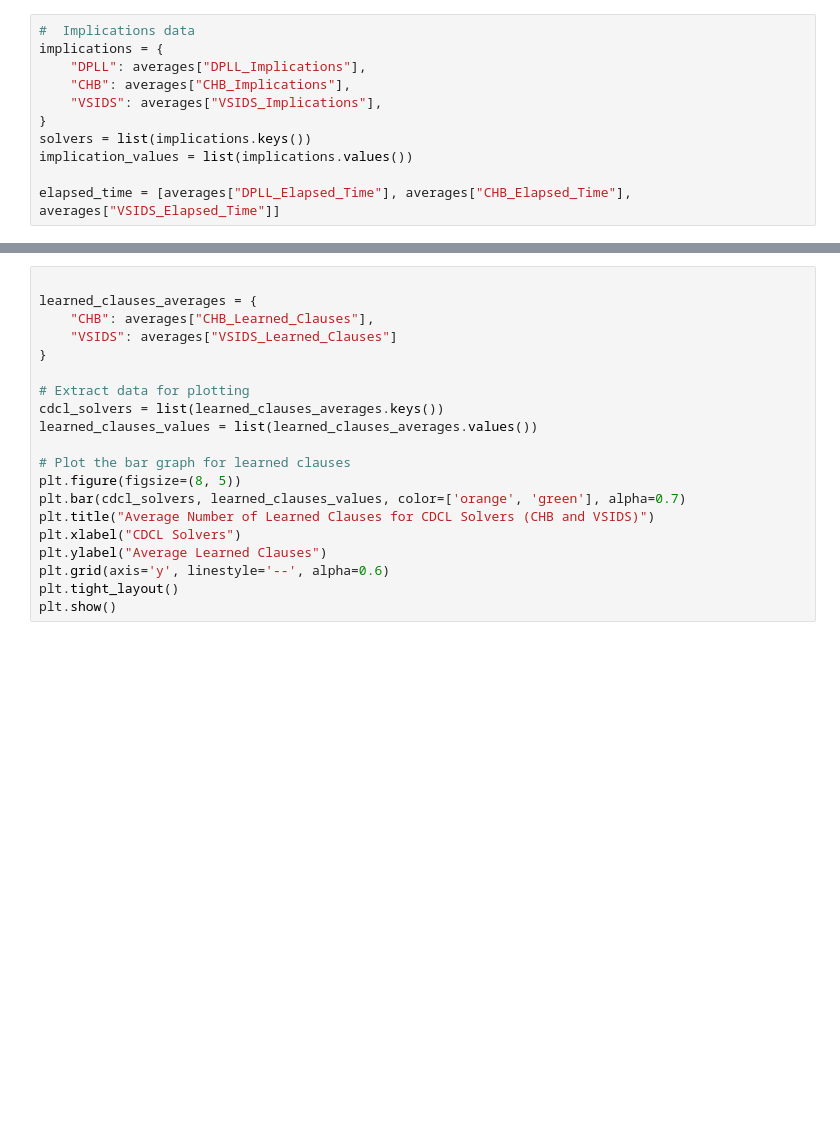
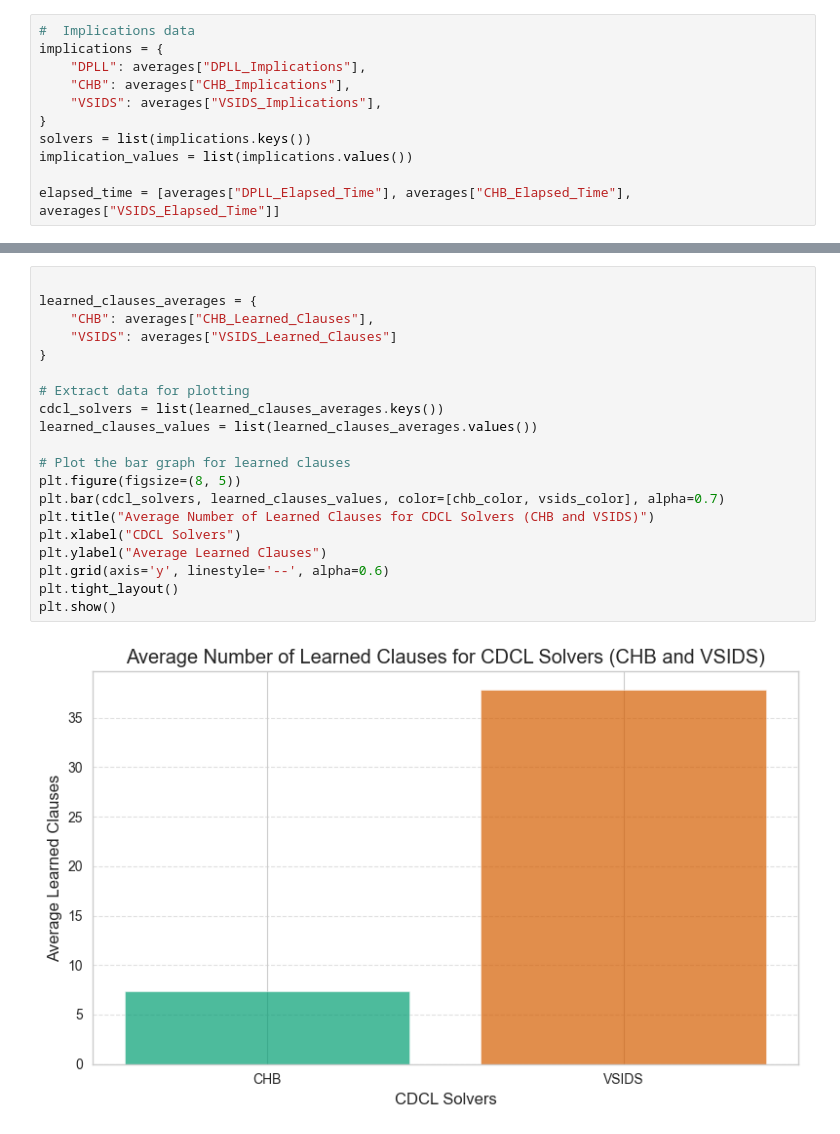
Before and after one commit to rith777/sat_solver_21, a Jupyter notebook: Scripts/graph_plots.ipynb, the cells around one changed output, grey strips where cells are left out. Cells and saved outputs as stored; diff of their text form; blank space fills up the shorter version.

```diff
--- a/Scripts/graph_plots.ipynb
+++ b/Scripts/graph_plots.ipynb
@@ -111,23 +136,25 @@ plt.show()
 # %%
 
 learned_clauses_averages = {
     "CHB": averages["CHB_Learned_Clauses"],
     "VSIDS": averages["VSIDS_Learned_Clauses"]
 }
 
 # Extract data for plotting
 cdcl_solvers = list(learned_clauses_averages.keys())
 learned_clauses_values = list(learned_clauses_averages.values())
 
 # Plot the bar graph for learned clauses
 plt.figure(figsize=(8, 5))
-plt.bar(cdcl_solvers, learned_clauses_values, color=['orange', 'green'], alpha=0.7)
+plt.bar(cdcl_solvers, learned_clauses_values, color=[chb_color, vsids_color], alpha=0.7)
 plt.title("Average Number of Learned Clauses for CDCL Solvers (CHB and VSIDS)")
 plt.xlabel("CDCL Solvers")
 plt.ylabel("Average Learned Clauses")
 plt.grid(axis='y', linestyle='--', alpha=0.6)
 plt.tight_layout()
 plt.show()
+# %% [output]
+[figure, added]
 # %%
 # Scatter plot for conflicts for DPLL, CHB, and VSIDS
 plt.figure(figsize=(10, 6))
```
Also changed, not shown: parts of 6 cells of this notebook.
